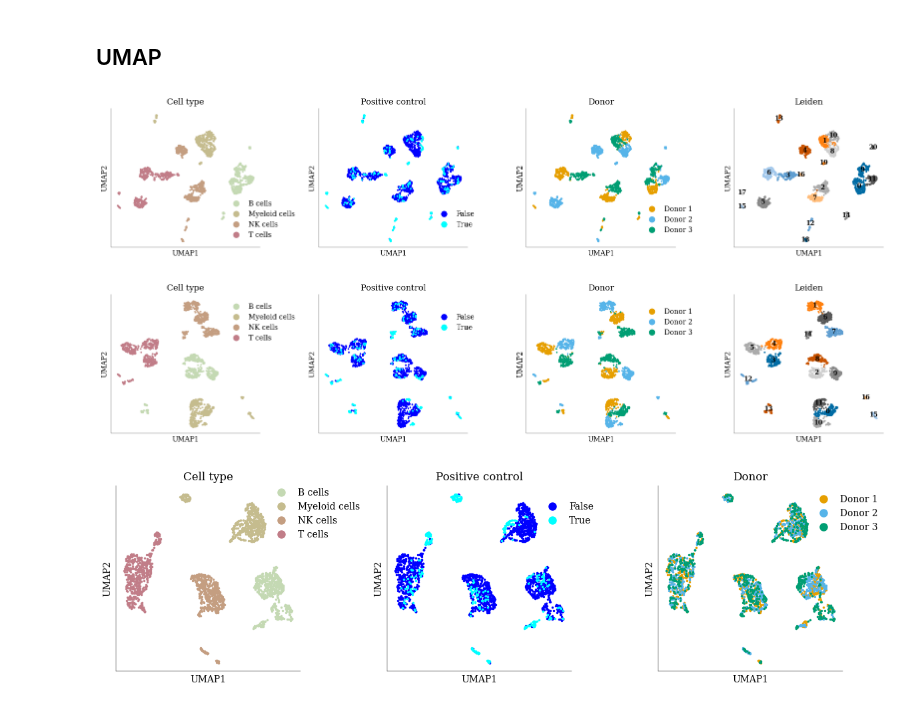
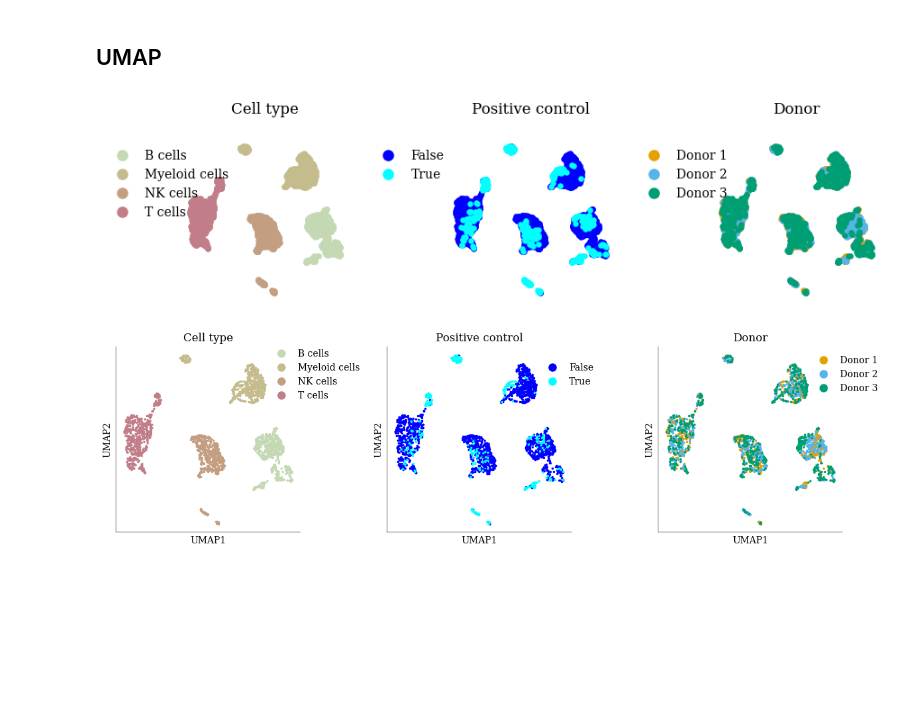
Before and after one commit to janursa/grn_benchmark, a Jupyter notebook: notebooks/preprocess.ipynb, the cells around one changed output. Drawn from its saved outputs; the diff is of its cells as text; code cells hidden in the pictures; blank space fills up the shorter version.

```diff
--- a/notebooks/preprocess.ipynb
+++ b/notebooks/preprocess.ipynb
@@ -1506,60 +1596,51 @@ sc.tl.umap(bulk_adata_c)
-# %%
-from local_utils import plots
-fig, axes = plt.subplots(1, 4, figsize=(16, 3.5), sharey=False)
-bbox_to_anchor = (.75, .2)
-ax = axes[0]
-plots.plot_umap(bulk_adata_c, color='cell_type', palette=colors_cell_type, ax=ax, bbox_to_anchor=bbox_to_anchor)
-ax.set_title('Cell type')
-
-ax = axes[1]
-plots.plot_umap(bulk_adata_c, color='positive_control', palette=colors_positive_controls, ax=ax, bbox_to_anchor=bbox_to_anchor)
-ax.set_title('Positive control')
-
-ax = axes[2]
-
-plots.plot_umap(bulk_adata_c, color='donor_id', palette=colors_blind, ax=ax, bbox_to_anchor=bbox_to_anchor)
-ax.set_title('Donor')
-
-ax = axes[3]
-
-plots.plot_umap(bulk_adata_c, color='leiden',  ax=ax, bbox_to_anchor=bbox_to_anchor, legend=False)
-ax.set_title('Leiden')
-
-plt.tight_layout()
-# %% [output]
-[figure, removed]
 # %%
 # normalized SLA
 bulk_adata_c = bulk_adata.copy()
-bulk_adata_c.X = bulk_adata_c.layers['lognorm']
+bulk_adata_c.X = bulk_adata_c.layers['scgen_pearson']
 sc.pp.neighbors(bulk_adata_c)
 sc.tl.leiden(bulk_adata_c, resolution=.5)
 sc.tl.umap(bulk_adata_c)
 # %%
 from local_utils import plots
-fig, axes = plt.subplots(1, 4, figsize=(16, 3.5), sharey=False)
-bbox_to_anchor = (.75, .8)
+figsize = (9, 2.5) #3
+pad=20
+fig, axes = plt.subplots(1, 3, figsize=figsize, sharey=False)
 ax = axes[0]
-plots.plot_umap(bulk_adata_c, color='cell_type', palette=colors_cell_type, ax=ax, bbox_to_anchor=bbox_to_anchor)
-ax.set_title('Cell type')
+s = 10
+bbox_to_anchor = (-.5, 1)
+plots.plot_umap(bulk_adata_c, color='cell_type', palette=colors_cell_type, ax=ax, bbox_to_anchor=bbox_to_anchor, s=s)
+ax.set_title('Cell type', pad=pad)
+ax.spines[['left', 'bottom']].set_visible(False)
+ax.set_xlabel('')
+ax.set_ylabel('')
 
 ax = axes[1]
-plots.plot_umap(bulk_adata_c, color='positive_control', palette=colors_positive_controls, ax=ax, bbox_to_anchor=bbox_to_anchor)
-ax.set_title('Positive control')
+
+# fig, ax = plt.subplots(1, 1, figsize=figsize, sharey=False)
+plots.plot_umap(bulk_adata_c, color='positive_control', palette=colors_positive_controls, ax=ax, bbox_to_anchor=bbox_to_anchor, s=s)
+ax.set_title('Positive control',pad=pad)
+ax.spines[['left', 'bottom']].set_visible(False)
+ax.set_xlabel('')
+ax.set_ylabel('')
 
 ax = axes[2]
 
-plots.plot_umap(bulk_adata_c, color='donor_id', palette=colors_blind, ax=ax, bbox_to_anchor=bbox_to_anchor)
-ax.set_title('Donor')
+# fig, ax = plt.subplots(1, 1, figsize=figsize, sharey=False)
+plots.plot_umap(bulk_adata_c, color='donor_id', palette=colors_blind, ax=ax, bbox_to_anchor=bbox_to_anchor, s=s)
+ax.set_title('Donor',pad=pad)
+ax.spines[['left', 'bottom']].set_visible(False)
+ax.set_xlabel('')
+ax.set_ylabel('')
+plt.tight_layout()
 
-ax = axes[3]
-
-plots.plot_umap(bulk_adata_c, color='leiden',  ax=ax, bbox_to_anchor=bbox_to_anchor, legend=False)
-ax.set_title('Leiden')
-
-plt.tight_layout()
+# fig, ax = plt.subplots(1, 1, figsize=figsize, sharey=False)
+# plots.plot_umap(bulk_adata_c, color='leiden',  ax=ax, bbox_to_anchor=bbox_to_anchor, legend=False, s=s)
+# ax.set_title('Leiden', pad=pad)
+# ax.spines[['left', 'bottom']].set_visible(False)
+# ax.set_xlabel('')
+# ax.set_ylabel('')
 # %% [output]
-[figure, old version]
+[figure, new version]
 # %%
 # normalized pearson corrected
 from local_utils import plots
```
Also changed, not shown: parts of 14 cells of this notebook, 18 other files.
